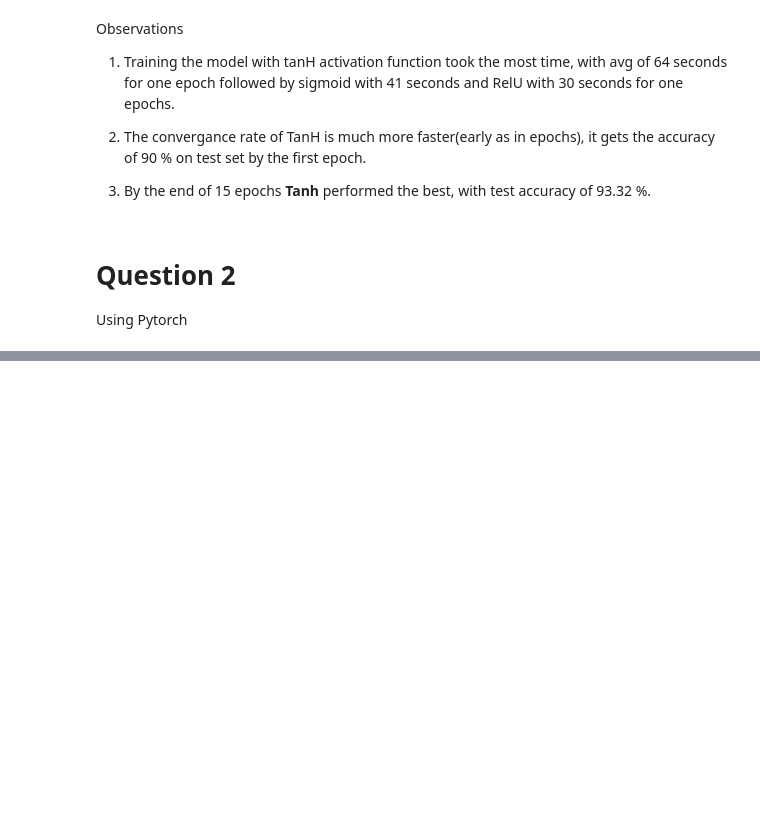
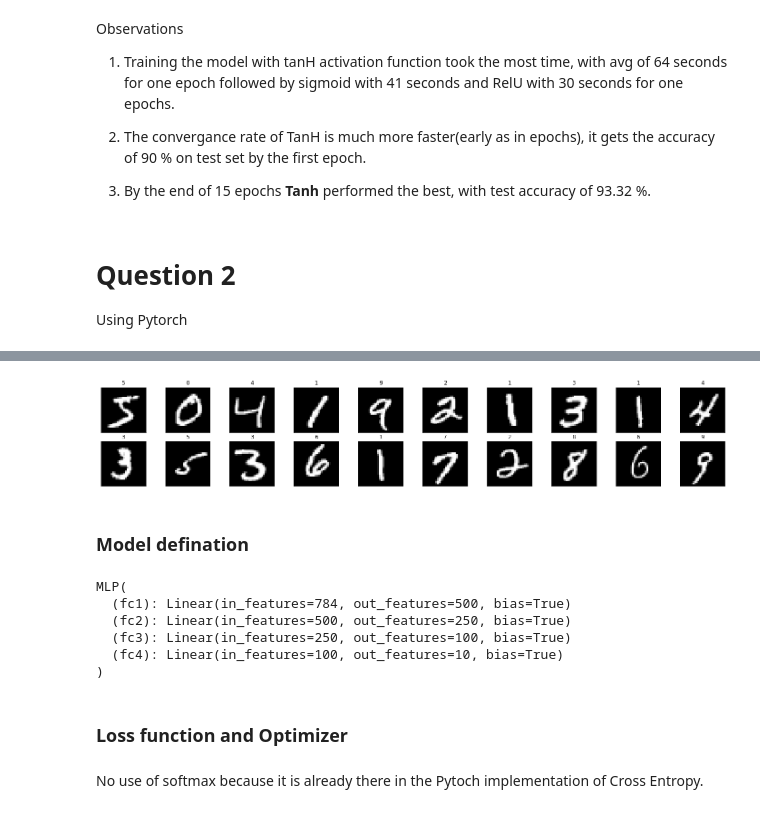
Before and after one commit to akansh12/Deep-Learning-for-imaging-EE5179, a Jupyter notebook: Assignment_1/PA1_CS22Z003.ipynb, the cells around one changed output, grey strips where cells are left out. Cells and saved outputs as stored; diff of their text form; code cells hidden in the pictures; blank space fills up the shorter version.

```diff
--- a/Assignment_1/PA1_CS22Z003.ipynb
+++ b/Assignment_1/PA1_CS22Z003.ipynb
@@ -587,0 +598,7 @@ import torchvision
+# %%
+transform =transforms.ToTensor()
+
+train_data = datasets.MNIST(root='data', train=True,
+                                   download=True, transform=transform)
+test_data = datasets.MNIST(root='data', train=False,
+                                  download=True, transform=transform)
@@ -587,0 +621,50 @@ import torchvision
+# %%
+train_loader = torch.utils.data.DataLoader(train_data, batch_size=64, shuffle= True)
+test_loader = torch.utils.data.DataLoader(test_data, batch_size=64, shuffle = False)
+# %%
+dataiter = iter(train_loader)
+images, labels = dataiter.next()
+images = images.numpy()
+# %%
+fig = plt.figure(figsize=(25, 4))
+for idx in np.arange(20):
+    ax = fig.add_subplot(2, 20/2, idx+1, xticks=[], yticks=[])
+    ax.imshow(np.squeeze(images[idx]), cmap='gray')
+    ax.set_title(str(labels[idx].item()))
+# %% [output]
+[figure, added]
+# %% [markdown]
+### Model defination
+# %%
+import torch.nn as nn
+import torch.nn.functional as F
+
+class MLP(nn.Module):
+  def __init__(self):
+    super(MLP, self).__init__()
+    self.fc1 = nn.Linear(784, 500)
+    self.fc2 = nn.Linear(500, 250)
+    self.fc3 = nn.Linear(250, 100)
+    self.fc4 = nn.Linear(100, 10)
+
+  def forward(self, x):
+    x = x.view(-1, 28*28)
+    x = F.relu(self.fc1(x))
+    x = F.relu(self.fc2(x))
+    x = F.relu(self.fc3(x))
+    x = self.fc4(x)
+    return x
+
+model = MLP()
+print(model)
+# %% [output]
+MLP(
+  (fc1): Linear(in_features=784, out_features=500, bias=True)
+  (fc2): Linear(in_features=500, out_features=250, bias=True)
+  (fc3): Linear(in_features=250, out_features=100, bias=True)
+  (fc4): Linear(in_features=100, out_features=10, bias=True)
+)
+# %% [markdown]
+### Loss function and Optimizer
+# %% [markdown]
+No use of softmax because it is already there in the Pytoch implementation of Cross Entropy.
```
Also changed, not shown: parts of 17 cells of this notebook.
